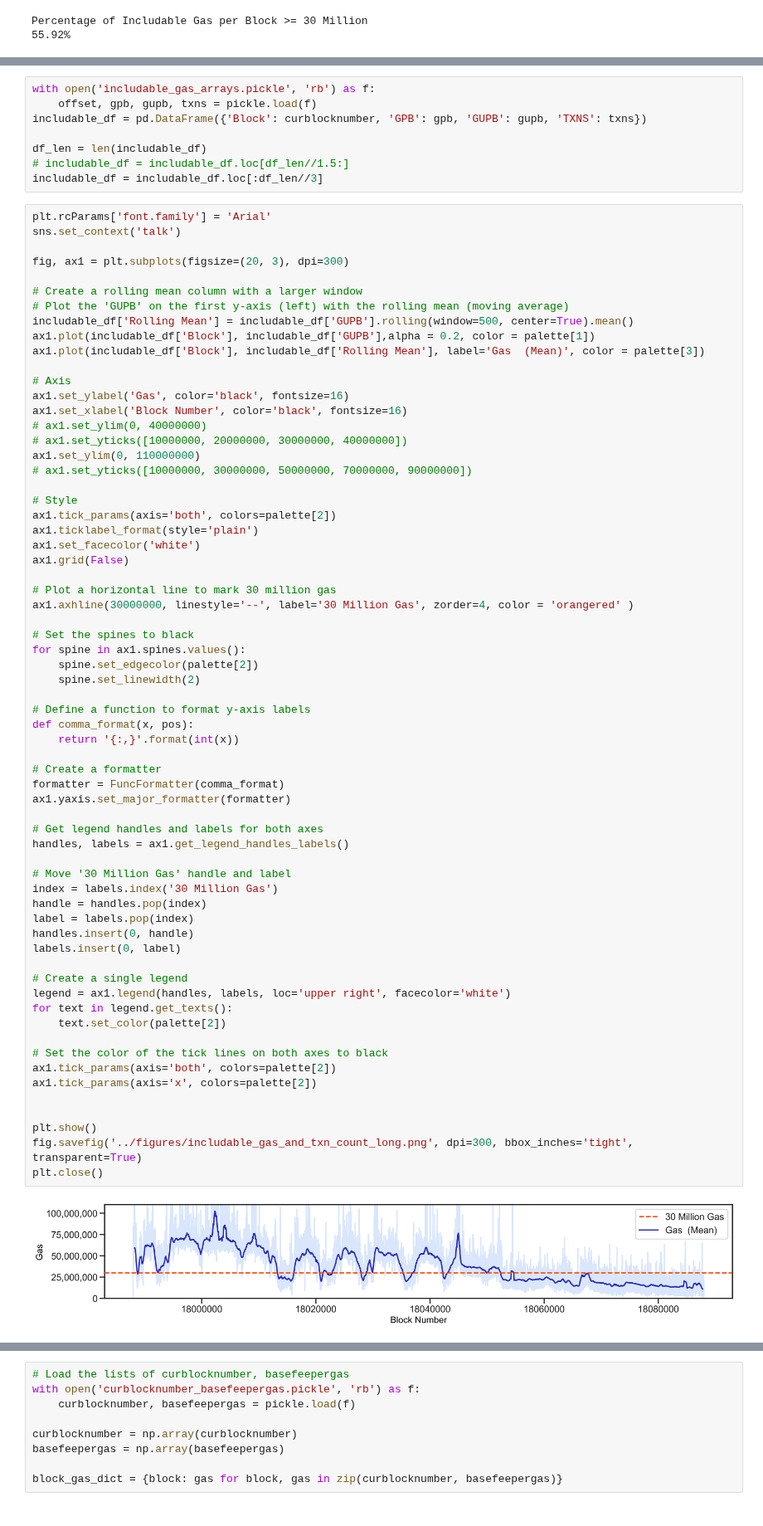
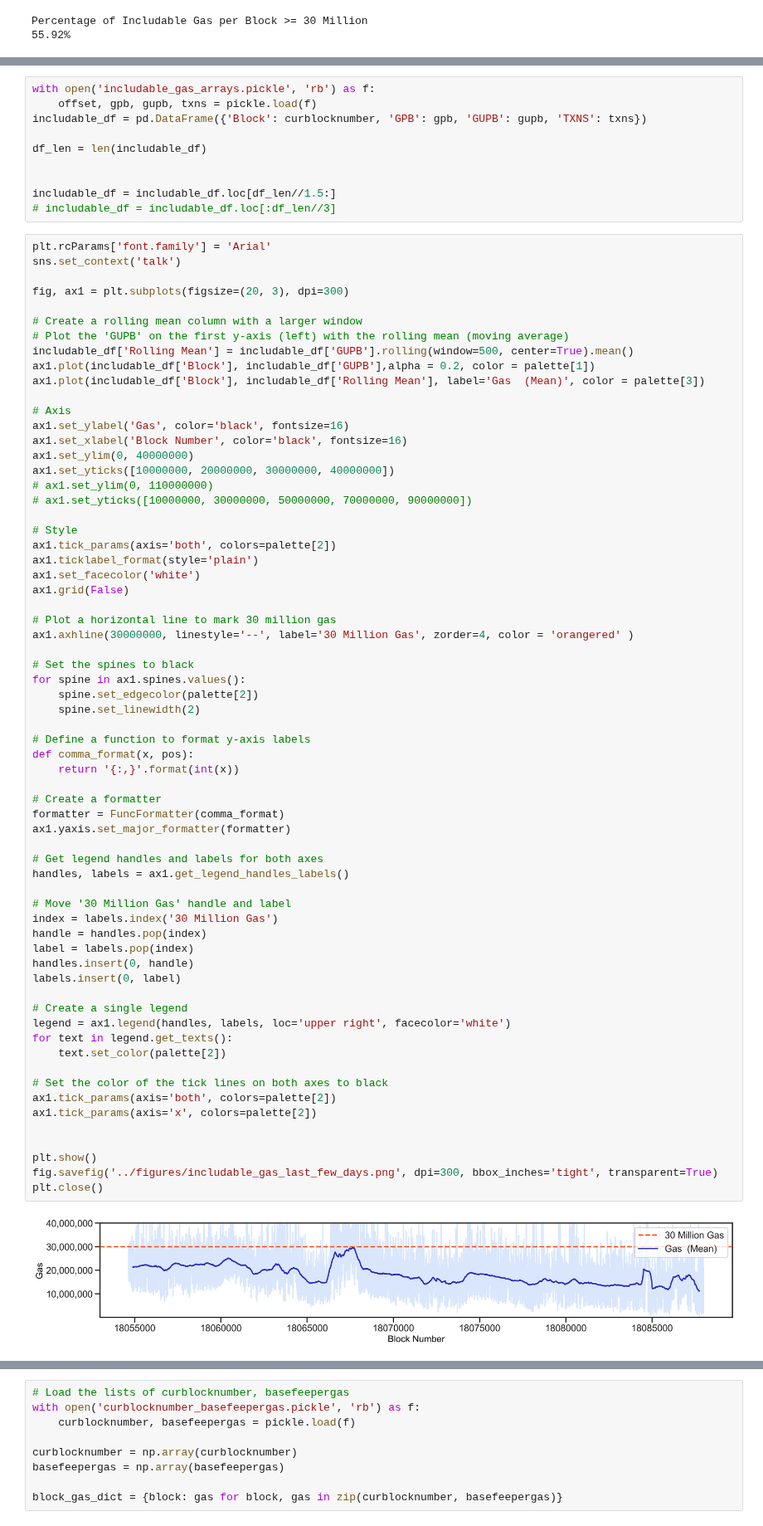
Before and after one commit to krzhang/camcos, a Jupyter notebook: CAMCOS_2023F/Data_Exploration/available_gas/includable_gas_calculation.ipynb, the cells around one changed output, grey strips where cells are left out. Shown at 83% size. Cells and saved outputs as stored; diff of their text form.

```diff
--- a/CAMCOS_2023F/Data_Exploration/available_gas/includable_gas_calculation.ipynb
+++ b/CAMCOS_2023F/Data_Exploration/available_gas/includable_gas_calculation.ipynb
@@ -357,8 +442,10 @@ with open('includable_gas_arrays.pickle', 'rb') as f:
 includable_df = pd.DataFrame({'Block': curblocknumber, 'GPB': gpb, 'GUPB': gupb, 'TXNS': txns})
 
 df_len = len(includable_df)
-# includable_df = includable_df.loc[df_len//1.5:]
-includable_df = includable_df.loc[:df_len//3]
+
+
+includable_df = includable_df.loc[df_len//1.5:]
+# includable_df = includable_df.loc[:df_len//3]
 # %%
 plt.rcParams['font.family'] = 'Arial'
 sns.set_context('talk')
@@ -374,9 +461,9 @@ ax1.plot(includable_df['Block'], includable_df['Rolling Mean'], label='Gas  (Mea
 # Axis
 ax1.set_ylabel('Gas', color='black', fontsize=16)
 ax1.set_xlabel('Block Number', color='black', fontsize=16)
-# ax1.set_ylim(0, 40000000)
-# ax1.set_yticks([10000000, 20000000, 30000000, 40000000])
-ax1.set_ylim(0, 110000000)
+ax1.set_ylim(0, 40000000)
+ax1.set_yticks([10000000, 20000000, 30000000, 40000000])
+# ax1.set_ylim(0, 110000000)
 # ax1.set_yticks([10000000, 30000000, 50000000, 70000000, 90000000])
 
 # Style
@@ -397,35 +484,35 @@ for spine in ax1.spines.values():
 def comma_format(x, pos):
     return '{:,}'.format(int(x))
 
 # Create a formatter
 formatter = FuncFormatter(comma_format)
 ax1.yaxis.set_major_formatter(formatter)
 
 # Get legend handles and labels for both axes
 handles, labels = ax1.get_legend_handles_labels()
 
 # Move '30 Million Gas' handle and label
 index = labels.index('30 Million Gas')
 handle = handles.pop(index)
 label = labels.pop(index)
 handles.insert(0, handle)
 labels.insert(0, label)
 
 # Create a single legend
 legend = ax1.legend(handles, labels, loc='upper right', facecolor='white')
 for text in legend.get_texts():
     text.set_color(palette[2])
 
 # Set the color of the tick lines on both axes to black
 ax1.tick_params(axis='both', colors=palette[2])
 ax1.tick_params(axis='x', colors=palette[2])
 
 
 plt.show()
-fig.savefig('../figures/includable_gas_and_txn_count_long.png', dpi=300, bbox_inches='tight', transparent=True)
+fig.savefig('../figures/includable_gas_last_few_days.png', dpi=300, bbox_inches='tight', transparent=True)
 plt.close()
 # %% [output]
-[figure, old version]
+[figure, new version]
 # %%
 plt.rcParams['font.family'] = 'Arial'
 sns.set_context('talk')
```
Also changed, not shown: parts of 25 cells of this notebook.
